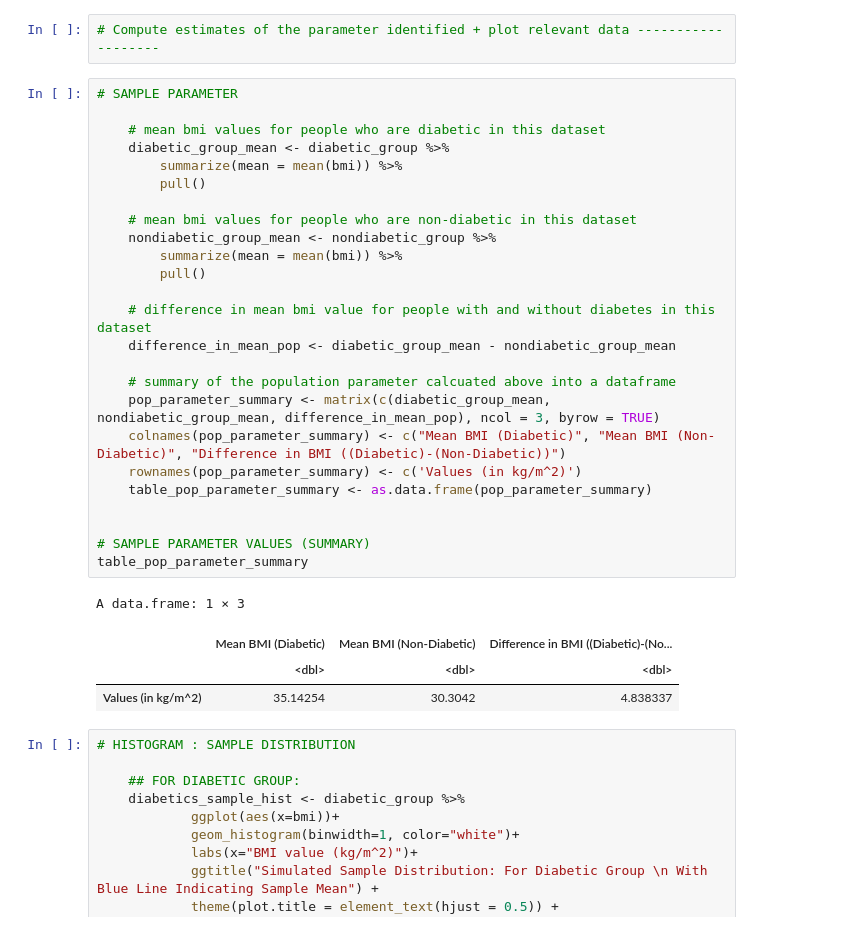
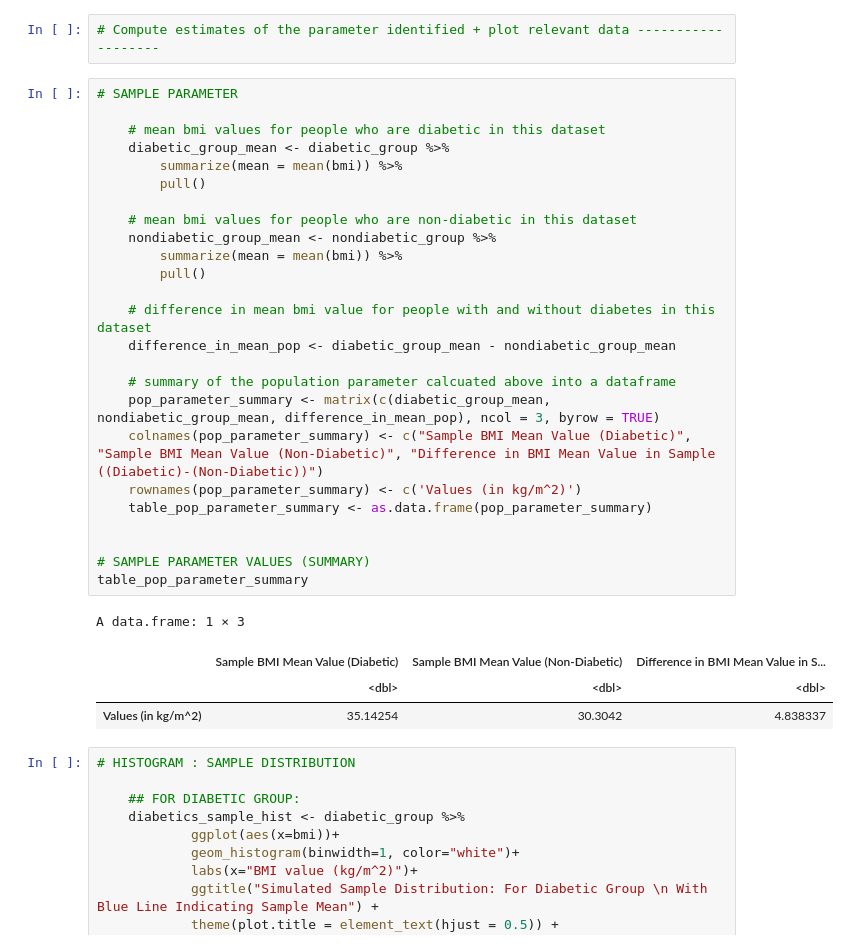
Before and after one commit to Kayleeli/STAT201-Group-23, a Jupyter notebook: proposal/Proposal.ipynb, the cells around one changed output. Cells and saved outputs as stored; diff of their text form.

```diff
--- a/proposal/Proposal.ipynb
+++ b/proposal/Proposal.ipynb
@@ -92,31 +92,31 @@ A tibble: 2 × 1
 # %%
 # SAMPLE PARAMETER
 
     # mean bmi values for people who are diabetic in this dataset
     diabetic_group_mean <- diabetic_group %>%
         summarize(mean = mean(bmi)) %>%
         pull()
 
     # mean bmi values for people who are non-diabetic in this dataset
     nondiabetic_group_mean <- nondiabetic_group %>%
         summarize(mean = mean(bmi)) %>%
         pull()
 
     # difference in mean bmi value for people with and without diabetes in this dataset
     difference_in_mean_pop <- diabetic_group_mean - nondiabetic_group_mean
 
     # summary of the population parameter calcuated above into a dataframe
     pop_parameter_summary <- matrix(c(diabetic_group_mean, nondiabetic_group_mean, difference_in_mean_pop), ncol = 3, byrow = TRUE)
-    colnames(pop_parameter_summary) <- c("Mean BMI (Diabetic)", "Mean BMI (Non-Diabetic)", "Difference in BMI ((Diabetic)-(Non-Diabetic))")
+    colnames(pop_parameter_summary) <- c("Sample BMI Mean Value (Diabetic)", "Sample BMI Mean Value (Non-Diabetic)", "Difference in BMI Mean Value in Sample ((Diabetic)-(Non-Diabetic))")
     rownames(pop_parameter_summary) <- c('Values (in kg/m^2)')
     table_pop_parameter_summary <- as.data.frame(pop_parameter_summary)
 
 
 # SAMPLE PARAMETER VALUES (SUMMARY)
 table_pop_parameter_summary
 # %% [output]
 A data.frame: 1 × 3
-|  | Mean BMI (Diabetic) | Mean BMI (Non-Diabetic) | Difference in BMI ((Diabetic)-(No... |
+|  | Sample BMI Mean Value (Diabetic) | Sample BMI Mean Value (Non-Diabetic) | Difference in BMI Mean Value in S... |
 |  | <dbl> | <dbl> | <dbl> |
 | Values (in kg/m^2) | 35.14254 | 30.3042 | 4.838337 |
 # %%
```
